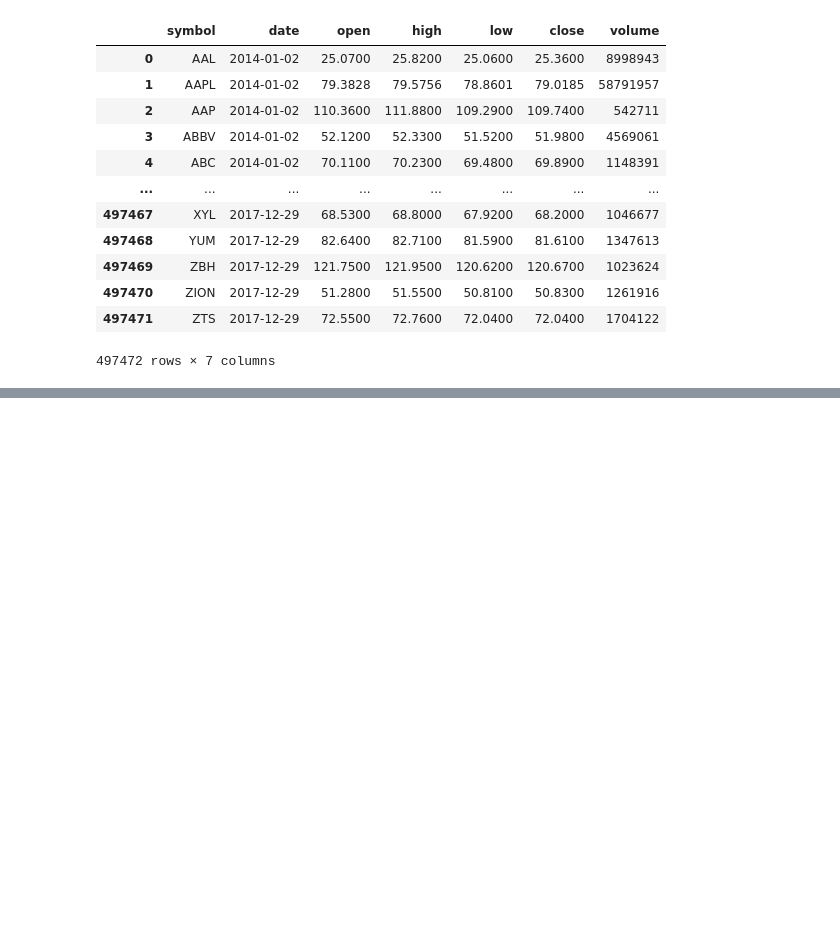
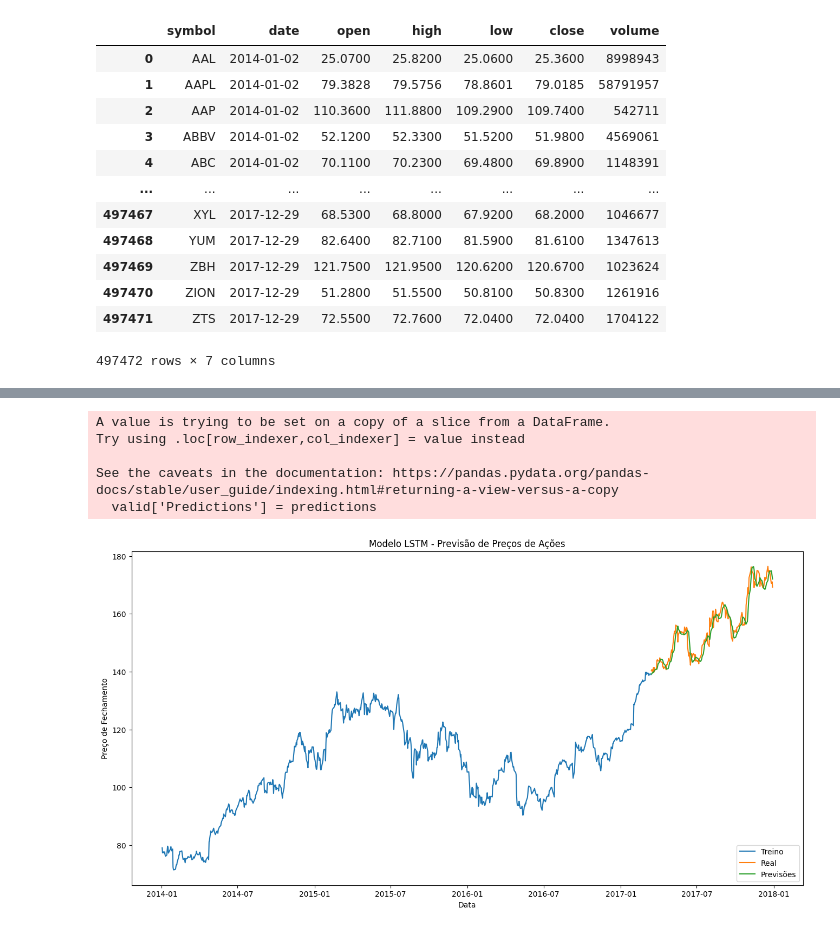
Before and after one commit to jeronimo-a/ml-projeto-2-2024-1, a Jupyter notebook: main.ipynb, the cells around one changed output, grey strips where cells are left out. Drawn from its saved outputs; the diff is of its cells as text; code cells hidden in the pictures; blank space fills up the shorter version.

```diff
--- a/main.ipynb
+++ b/main.ipynb
@@ -29,0 +50,8 @@ data
+# %%
+ticker = 'AAPL'
+df_symbol = df[df['symbol'] == ticker]
+# %%
+data = df_symbol['close'].values.reshape(-1, 1)
+scaler = MinMaxScaler(feature_range=(0, 1))
+scaled_data = scaler.fit_transform(data)
+scaled_data
@@ -29,0 +87,12 @@ data
+# %%
+model = Sequential()
+model.add(LSTM(units=50, return_sequences=True, input_shape=(x_train.shape[1], 1)))
+model.add(Dropout(0.2))
+model.add(LSTM(units=50, return_sequences=False))
+model.add(Dropout(0.2))
+model.add(Dense(units=25))
+model.add(Dense(units=1))
+
+model.compile(optimizer='adam', loss='mean_squared_error')
+
+model.fit(x_train, y_train, batch_size=32, epochs=50)
@@ -29,0 +118,5 @@ data
+# %%
+predictions = model.predict(x_test)
+predictions = scaler.inverse_transform(predictions)
+
+rmse = np.sqrt(np.mean(((predictions - scaler.inverse_transform(y_test.reshape(-1, 1))) ** 2)))
@@ -29,0 +125,20 @@ data
+# %%
+train = df_symbol[:train_size]
+valid = df_symbol[train_size:]
+valid['Predictions'] = predictions
+
+plt.figure(figsize=(16, 8))
+plt.title('Modelo LSTM - Previsão de Preços de Ações')
+plt.xlabel('Data')
+plt.ylabel('Preço de Fechamento')
+plt.plot(train['date'], train['close'])
+plt.plot(valid['date'], valid[['close', 'Predictions']])
+plt.legend(['Treino', 'Real', 'Previsões'], loc='lower right')
+plt.show()
+# %% [output]
+A value is trying to be set on a copy of a slice from a DataFrame.
+Try using .loc[row_indexer,col_indexer] = value instead
+
+See the caveats in the documentation: https://pandas.pydata.org/pandas-docs/stable/user_guide/indexing.html#returning-a-view-versus-a-copy
+  valid['Predictions'] = predictions
+[figure, added]
```
Also changed, not shown: parts of 7 cells of this notebook.
